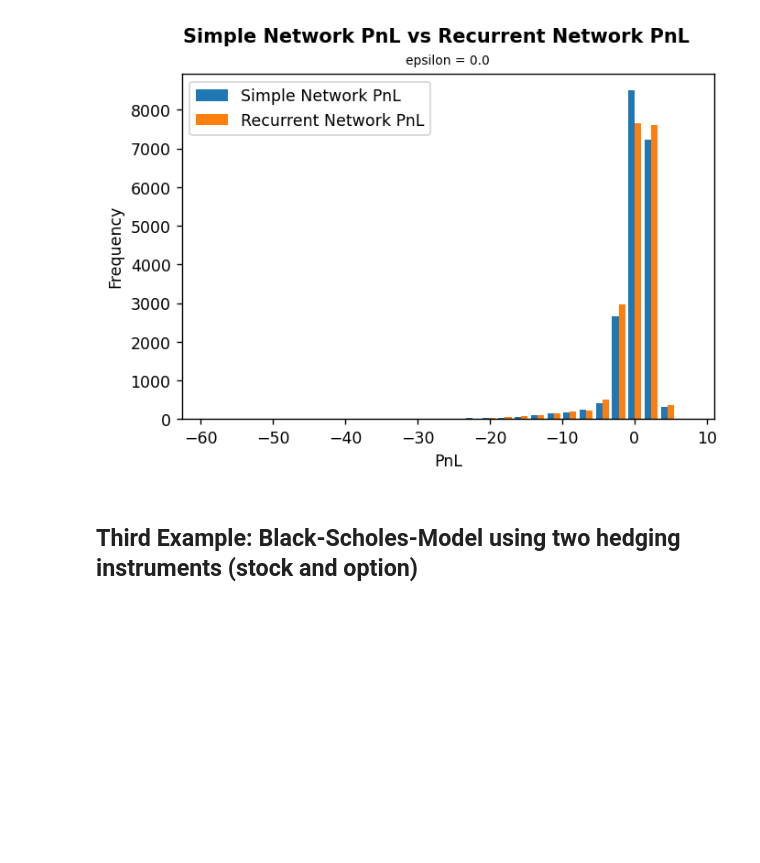
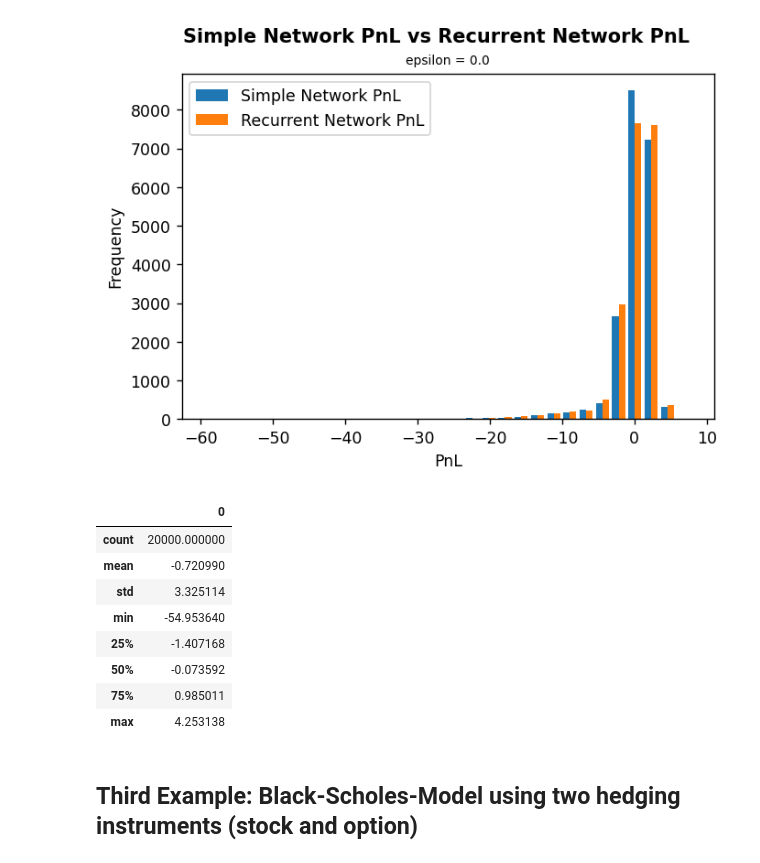
Before and after one commit to lara2302/deep_hedging, a Jupyter notebook: colab/DeepHedging_Examples.ipynb, the cells around one changed output. Saved outputs shown, nothing was run; the diff lists cells and outputs as text; code cells hidden in the pictures; blank space fills up the shorter version.

```diff
--- a/colab/DeepHedging_Examples.ipynb
+++ b/colab/DeepHedging_Examples.ipynb
@@ -615,6 +615,22 @@ ax.legend()
 plt.show()
 # %% [output]
 [figure]
+# %%
+import pandas as pd
+import numpy as np
+
+df_describe = pd.DataFrame(bar1)
+df_describe.describe()
+# %% [output]
+|  | 0 |
+| count | 20000.000000 |
+| mean | -0.720990 |
+| std | 3.325114 |
+| min | -54.953640 |
+| 25% | -1.407168 |
+| 50% | -0.073592 |
+| 75% | 0.985011 |
+| max | 4.253138 |
 # %% [markdown]
 ## Third Example: Black-Scholes-Model using two hedging instruments (stock and option)
 # %% [markdown]
```
Also changed, not shown: parts of 6 cells of this notebook.
